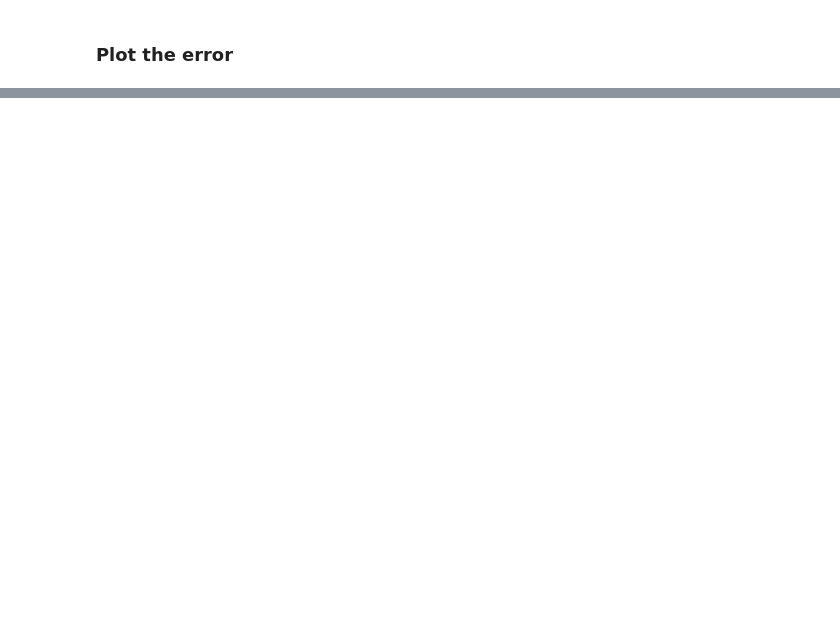
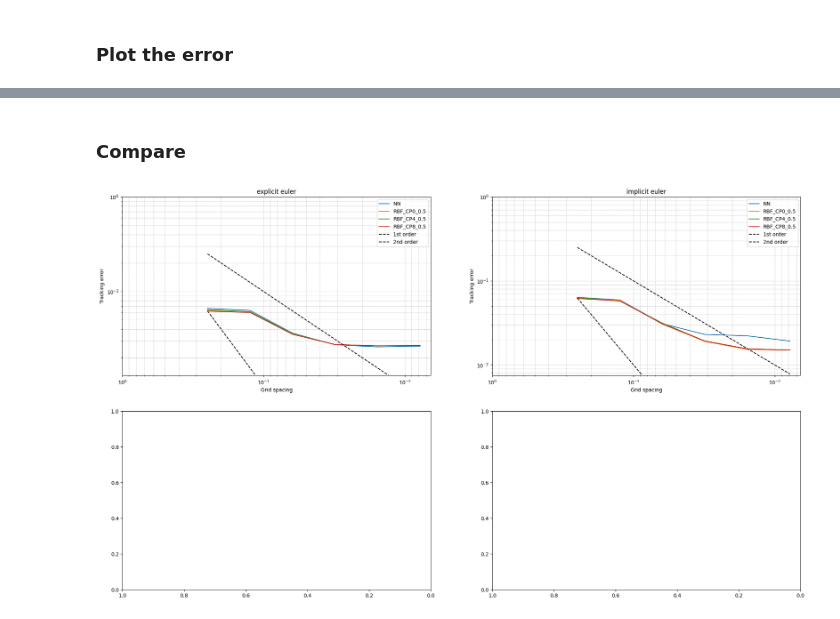
Before and after one commit to r-walloner/Flexible-mesh-particle-coupling-with-preCICE, a Jupyter notebook: deal.II-example-step-68-with-preCICE/postprocressing/tracking_error_over_grid_spacing.ipynb, the cells around one changed output, grey strips where cells are left out. Saved outputs shown, nothing was run; the diff lists cells and outputs as text; code cells hidden in the pictures; blank space fills up the shorter version.

```diff
--- a/deal.II-example-step-68-with-preCICE/postprocressing/tracking_error_over_grid_spacing.ipynb
+++ b/deal.II-example-step-68-with-preCICE/postprocressing/tracking_error_over_grid_spacing.ipynb
@@ -184,0 +149,38 @@ ax[1].set_ylim(y_min, y_max)
+# %% [markdown]
+### Compare
+# %%
+fig, ax = plt.subplots(nrows=2, ncols=2, figsize=(24, 14))
+
+euler_explicit = load_data(working_dir.parent / "runs" / "euler_explicit")
+euler_implicit = load_data(working_dir.parent / "runs" / "euler_implicit")
+# trapezoidal = load_data(working_dir.parent / "runs" / "trapezoidal")
+
+plot_error_convergence(
+    euler_explicit,
+    title="explicit euler",
+    ax=ax[0][0],
+)
+plot_error_convergence(
+    euler_implicit,
+    title="implicit euler",
+    ax=ax[0][1],
+)
+# plot_error_convergence(
+#     trapezoidal,
+#     title="trapezoidal",
+#     ax=ax[1][0],
+# )
+
+# Calculate global y-axis limits
+x_min = min(subplot.get_xlim()[0] for row in ax for subplot in row)
+x_max = max(subplot.get_xlim()[1] for row in ax for subplot in row)
+y_min = min(subplot.get_ylim()[0] for row in ax for subplot in row)
+y_max = max(subplot.get_ylim()[1] for row in ax for subplot in row)
+
+# Set the same x-axis and y-axis limits for all subplots
+for row in ax:
+    for subplot in row:
+        subplot.set_xlim(x_max, x_min)
+        subplot.set_ylim(y_min, y_max)
+# %% [output]
+[figure, added]
```
Also changed, not shown: parts of 4 cells of this notebook, 1 other file.
